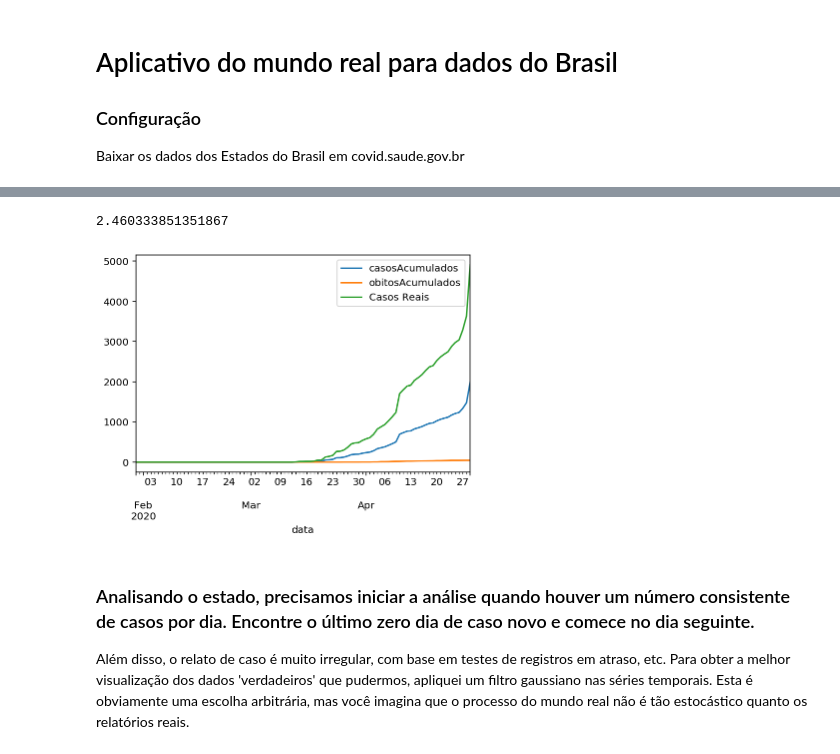
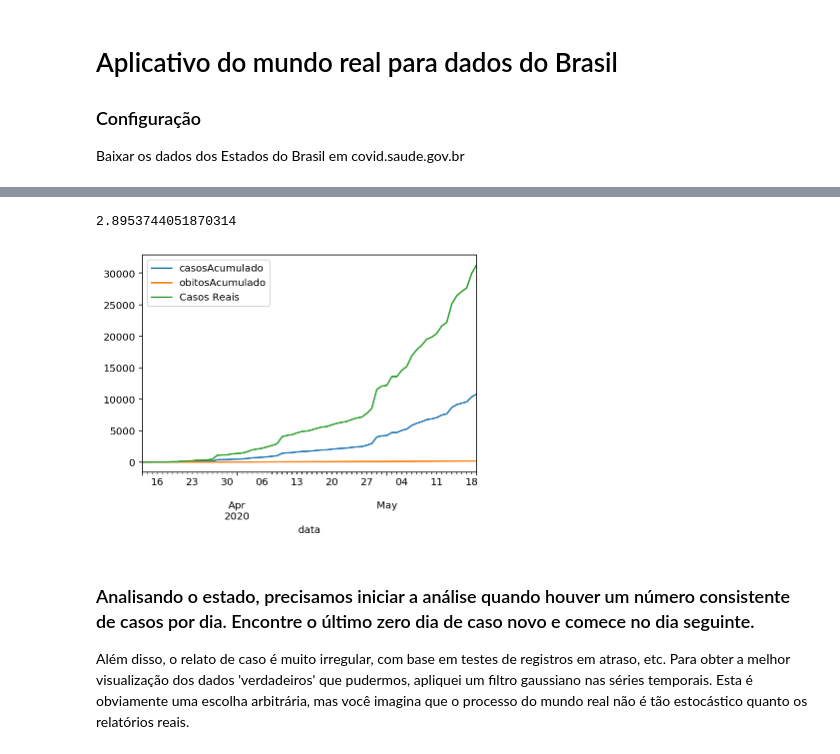
Before and after one commit to JonerMello/COVID19, a Jupyter notebook: COVID-19 em tempo real Brasil.ipynb, the cells around one changed output, grey strips where cells are left out. Cells and saved outputs as stored; diff of their text form; code cells hidden in the pictures.

```diff
--- a/COVID-19 em tempo real Brasil.ipynb
+++ b/COVID-19 em tempo real Brasil.ipynb
@@ -286,47 +335,46 @@ else:
 # %%
-url = 'DB/ministerio_saude.csv'
-casos = pd.read_csv(url, sep=';', encoding='cp1252')
-casos.columns = ['regiao','sigla','data','casosNovos','casosAcumulados','obitosNovos','obitosAcumulados']
+#Leitura dos Arquiso CSV
+#mapa = pd.read_csv('DB/MS/covid_mapa_br.csv', encoding='utf-8')
+acumulado = pd.read_csv('DB/MS/covid_acumulado_br.csv', encoding='utf-8')
+#geral= pd.read_csv('DB/MS/covid_geral_br.csv', encoding='utf-8')
+semana= pd.read_csv('DB/MS/covid_semana_br.csv', encoding='utf-8')
+#estados= pd.read_csv('DB/MS/covid_estados_br.csv', encoding='utf-8')
+#regiao= pd.read_csv('DB/MS/covid_regiao_br.csv', encoding='utf-8')
+url = 'DB/MS/covid_estados_br.csv'
 states = pd.read_csv(url,
-                     usecols=['data', 'estado','casosNovos','casosAcumulados','obitosNovos','obitosAcumulados'],
-                     sep=';',
+                     usecols=['estado','data','coduf','codmun','codRegiaoSaude','semanaEpi','populacaoTCU2019','casosAcumulado','obitosAcumulado','Recuperadosnovos','emAcompanhamentoNovos'],
+                     sep=',',
                      dayfirst=True,
                      parse_dates=['data'],
                      index_col=['estado', 'data'],
                      squeeze=True).sort_index()
 
 
-dados = casos.copy()
-dadoslimpo = dados.dropna()
-mortesTotal = dadoslimpo['obitosAcumulados'].groupby(dadoslimpo['data']).sum().sort_values(ascending=True)
-mortesTotal = mortesTotal[(mortesTotal.index >= '2020-02-26')].reset_index()
 
-casosTotal = dadoslimpo['casosAcumulados'].groupby(dadoslimpo['data']).sum().sort_values(ascending=True)
-casosTotal = casosTotal[(casosTotal.index >= '2020-02-26')].reset_index()
 
 DEATH_RATE = 7/100
 
 pd.set_option('mode.use_inf_as_na', True)
-deathsBack = states['obitosAcumulados'].shift(-12).mul(1/DEATH_RATE)
-casesBack = states['casosAcumulados']
+deathsBack = states['obitosAcumulado'].shift(-12).mul(1/DEATH_RATE)
+casesBack = states['casosAcumulado']
 
 error = (deathsBack/casesBack).mean()
 print(error)
 
 realCases = deathsBack.combine(casesBack.mul(error), np.maximum)
 
 S="SC"
-states['casosAcumulados'].xs(S).plot(label='casosAcumulados',
+states['casosAcumulado'].xs(S).plot(label='casosAcumulado',
                    legend=True)
-states['obitosAcumulados'].xs(S).plot(label='obitosAcumulados',
+states['obitosAcumulado'].xs(S).plot(label='obitosAcumulado',
                    legend=True)
 realCases.xs(S).plot(label='Casos Reais',
                    legend=True)
 
 states = realCases
 # %% [output]
-2.460333851351867
+2.8953744051870314
-[figure, old version]
+[figure, new version]
 # %% [markdown]
 ### Analisando o estado, precisamos iniciar a análise quando houver um número consistente de casos por dia. Encontre o último zero dia de caso novo e comece no dia seguinte.
 
```
Also changed, not shown: parts of 18 cells of this notebook, 7 other files.
